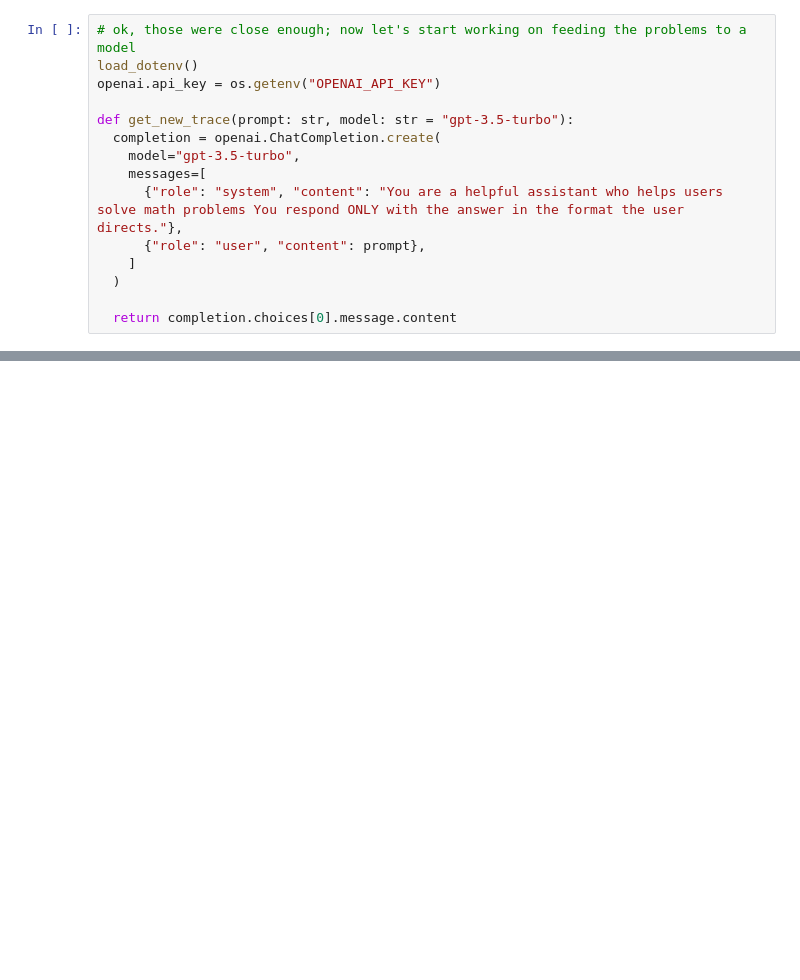
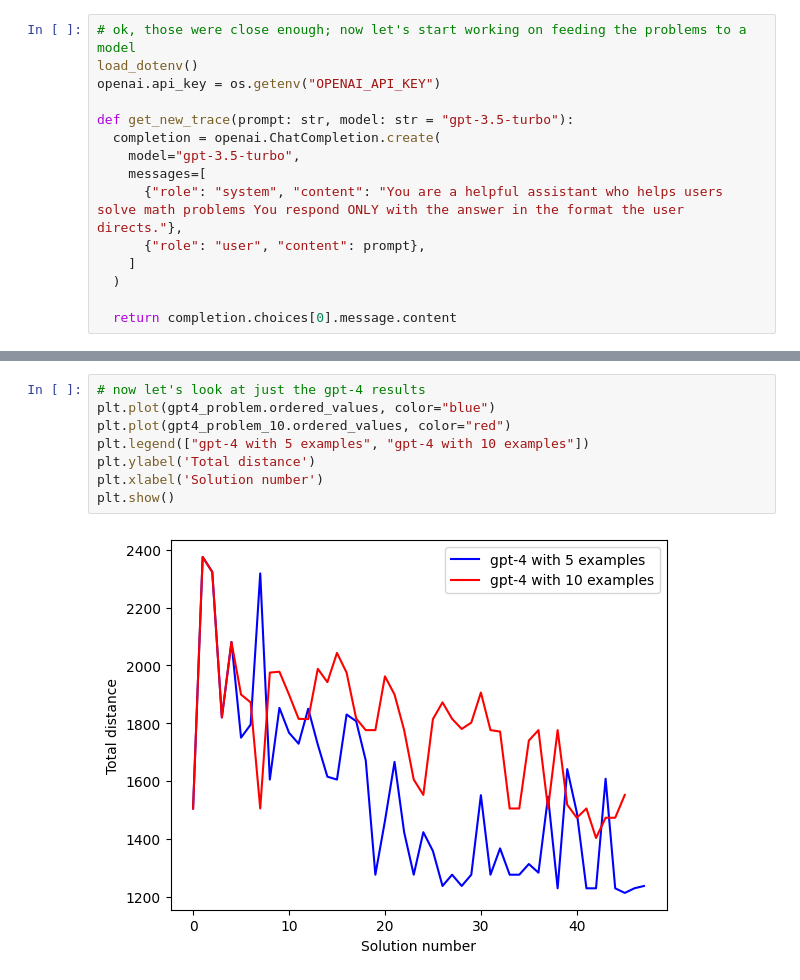
Before and after one commit to davisgcii/optimization-by-prompting, a Jupyter notebook: opro.ipynb, the cells around one changed output, grey strips where cells are left out. Drawn from its saved outputs; the diff is of its cells as text; blank space fills up the shorter version.

```diff
--- a/opro.ipynb
+++ b/opro.ipynb
@@ -370,0 +449,10 @@ plt.show()
+# %%
+# now let's look at just the gpt-4 results
+plt.plot(gpt4_problem.ordered_values, color="blue")
+plt.plot(gpt4_problem_10.ordered_values, color="red")
+plt.legend(["gpt-4 with 5 examples", "gpt-4 with 10 examples"])
+plt.ylabel('Total distance')
+plt.xlabel('Solution number')
+plt.show()
+# %% [output]
+[figure, added]
```
Also changed, not shown: parts of 12 cells of this notebook, 1 other file.
